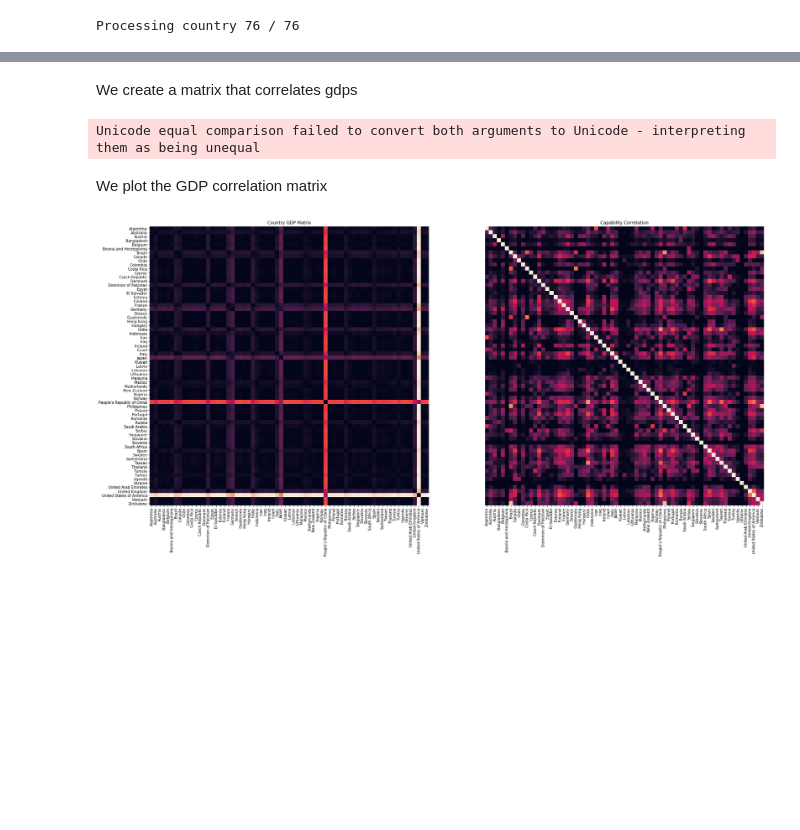
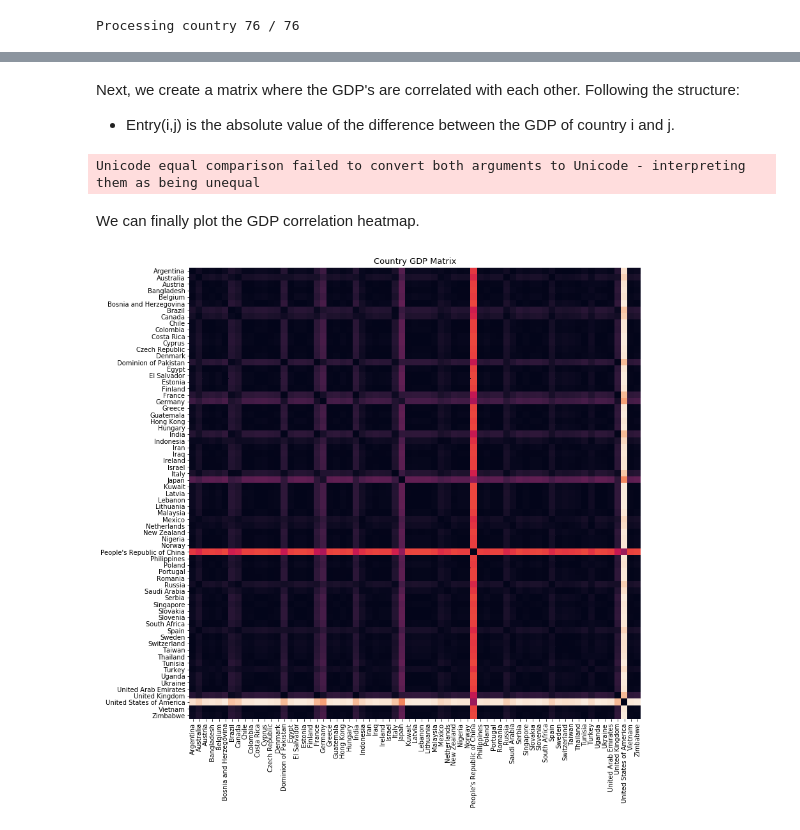
Before and after one commit to duarteocarmo/technological_capabilities, a Jupyter notebook: notebooks/Capability Correlations.ipynb, the cells around one changed output, grey strips where cells are left out. Drawn from its saved outputs; the diff is of its cells as text; code cells hidden in the pictures; blank space fills up the shorter version.

```diff
--- a/notebooks/Capability Correlations.ipynb
+++ b/notebooks/Capability Correlations.ipynb
@@ -307,0 +336,2 @@ def get_list_from(matrix):
+# %%
+spectrum_countries = ['''People's Republic of China''', 'United States of America']
@@ -618,0 +531,2 @@ After that, we delete those entries from the `country_correlation` matrix and cr
+# %%
+countries = ['United Kingdom', 'Denmark']
@@ -618,0 +535,19 @@ After that, we delete those entries from the `country_correlation` matrix and cr
+# %%
+# for each country selected
+for country in countries:
+
+    # find the matrix slice
+    country_index = find_index(country, country_names)
+    histogram_data = country_correlation[:, country_index]
+
+    # remove the country itself from data and labels
+    histogram_data = np.delete(histogram_data, country_index)
+    clean_country_names = np.delete(country_names, country_index)
+
+    #
+    plt.subplots(1,1,figsize=(15,7))
+    sns.barplot(np.arange(len(histogram_data)), histogram_data * 100)
+    plt.xticks(np.arange(len(histogram_data)), clean_country_names, rotation=90, fontsize=11)
+    plt.title('Country Profile: {}'.format(country))
+    plt.ylabel('Correlation Percentage')
+    plt.show()
@@ -622,6 +598,7 @@ index_countries_not_available = [find_index(country, country_names) for country
 
 adapted_country_correlation = np.delete(country_correlation, index_countries_not_available, 0)
 adapted_country_correlation = np.delete(adapted_country_correlation, index_countries_not_available, 1)
-# %% [markdown]
-We create a matrix that correlates gdps
+# %% [markdown]
+Next, we create a matrix where the GDP's are correlated with each other. Following the structure:
+- Entry(i,j) is the absolute value of the difference between the GDP of country i and j.
 # %%
@@ -642,17 +622,12 @@ gdps_norm = (gdps - np.mean(gdps)) / np.std(gdps)
 # %% [output]
 Unicode equal comparison failed to convert both arguments to Unicode - interpreting them as being unequal
 # %% [markdown]
-We plot the GDP correlation matrix
+We can finally plot the GDP correlation heatmap.
 # %%
-
-plt.subplots(2,1,figsize=(30,30))
-plt.subplot(121)
+plt.subplots(1,1,figsize=(13,13))
+plt.subplot(111)
 sns.heatmap(gdps_norm, cbar=None, square=True, yticklabels=countries_available, xticklabels=countries_available)
-plt.title('Country GDP Matrix')
-
-plt.subplot(122)
-sns.heatmap(adapted_country_correlation, cbar=None, square=True, xticklabels=countries_available, yticklabels=False)
-plt.title('Capability Correlation')
+plt.title('Country GDP Matrix', size=13)
 plt.show()
 # %% [output]
-[figure, old version]
+[figure, new version]
```
Also changed, not shown: parts of 97 cells of this notebook.
